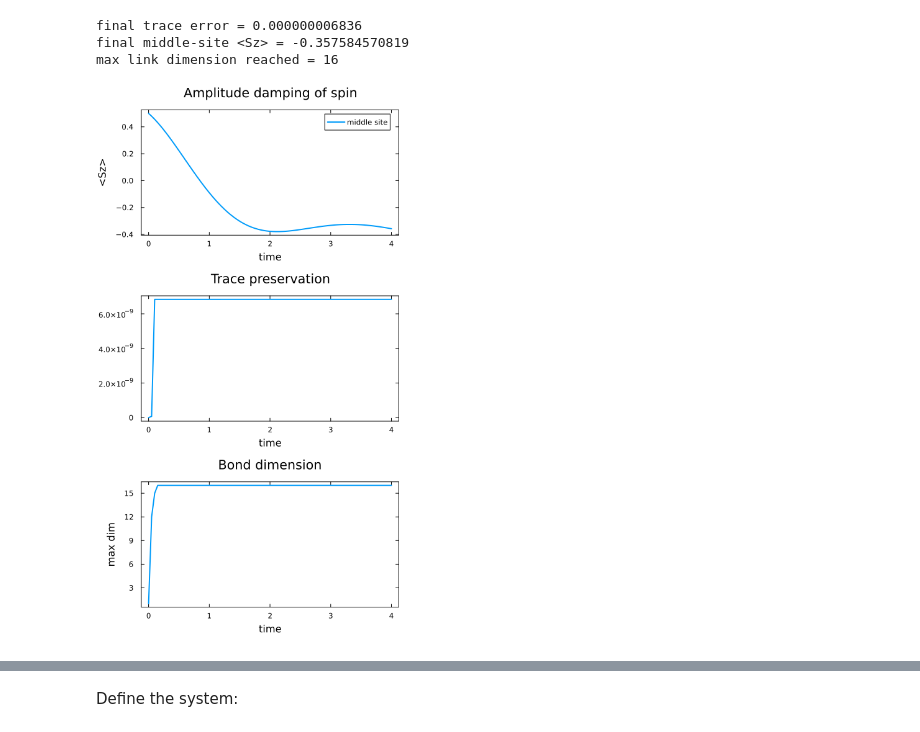
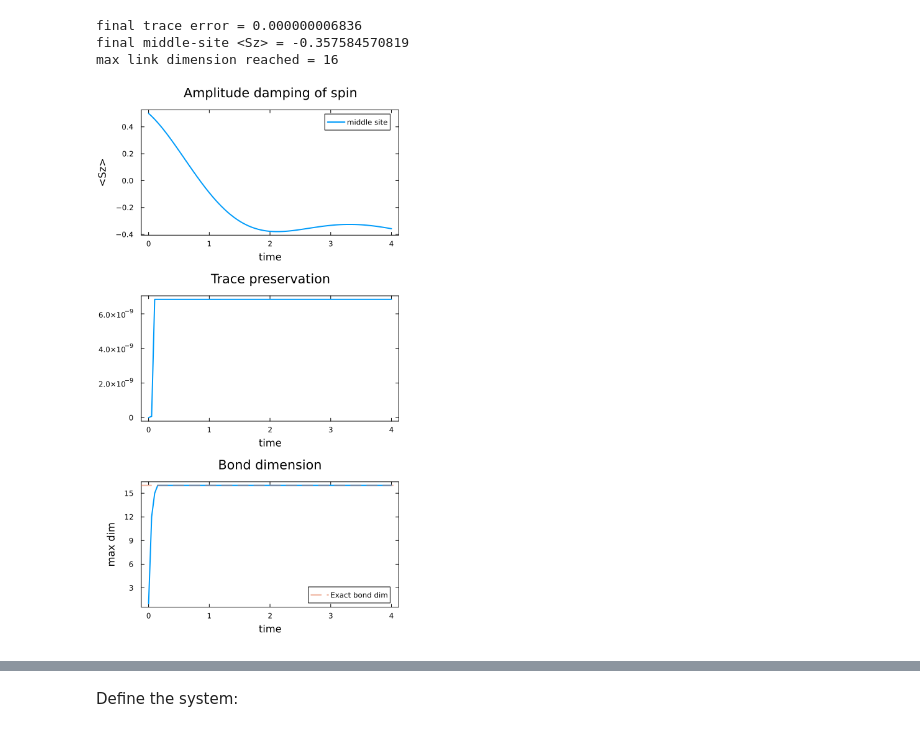
Before and after one commit to StephenRClark/tqd2026, a Jupyter notebook: 03_vectorized_MPS_lindblad.ipynb, the cells around one changed output, grey strips where cells are left out. Cells and saved outputs as stored; diff of their text form; code cells hidden in the pictures.

```diff
--- a/03_vectorized_MPS_lindblad.ipynb
+++ b/03_vectorized_MPS_lindblad.ipynb
@@ -98,34 +98,35 @@ max link dimension reached = 16
 # %%
 p1 = plot(
   loss_times,
   loss_sz_mid;
   xlabel="time",
   ylabel="<Sz>",
   label="middle site",
   title="Amplitude damping of spin",
 )
 
 p2 = plot(
   loss_times,
   loss_trace_err;
   xlabel="time",
   ylabel="1- Tr rho",
   label="",
   title="Trace preservation",
 )
 
 p3 = plot(
   loss_times,
   loss_maxdim;
   xlabel="time",
   ylabel="max dim",
   label="",
   title="Bond dimension",
 )
+hline!(p3, [4^(N_loss/2)]; linestyle=:dash, alpha=0.5, label="Exact bond dim")
 
 plot(p1, p2, p3; layout=(3, 1), size=(500, 900))
 # %% [output]
-[figure, old version]
+[figure, new version]
 # %% [markdown]
 ## Example 2: Boundary-Driven XXZ Chain
 
```
Also changed, not shown: parts of 3 cells of this notebook.
